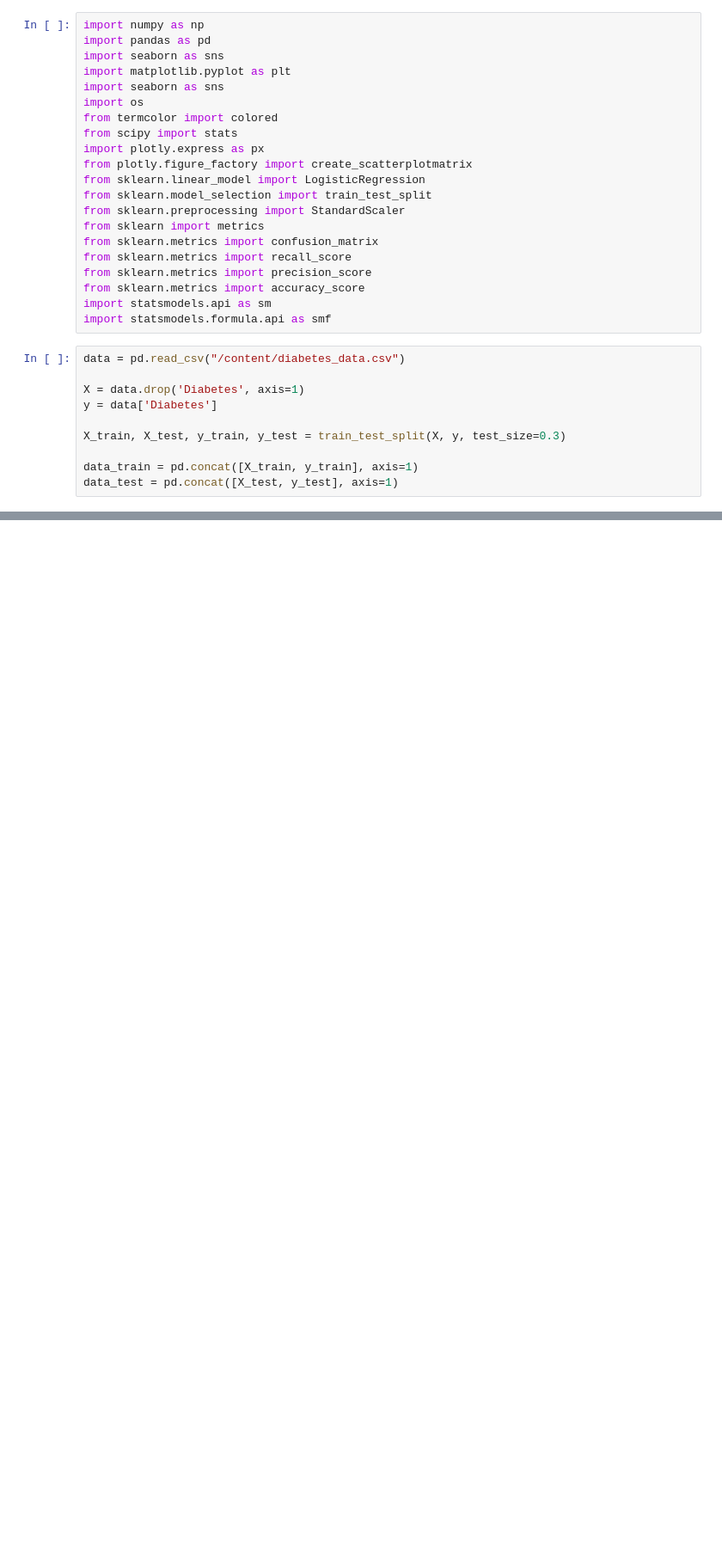
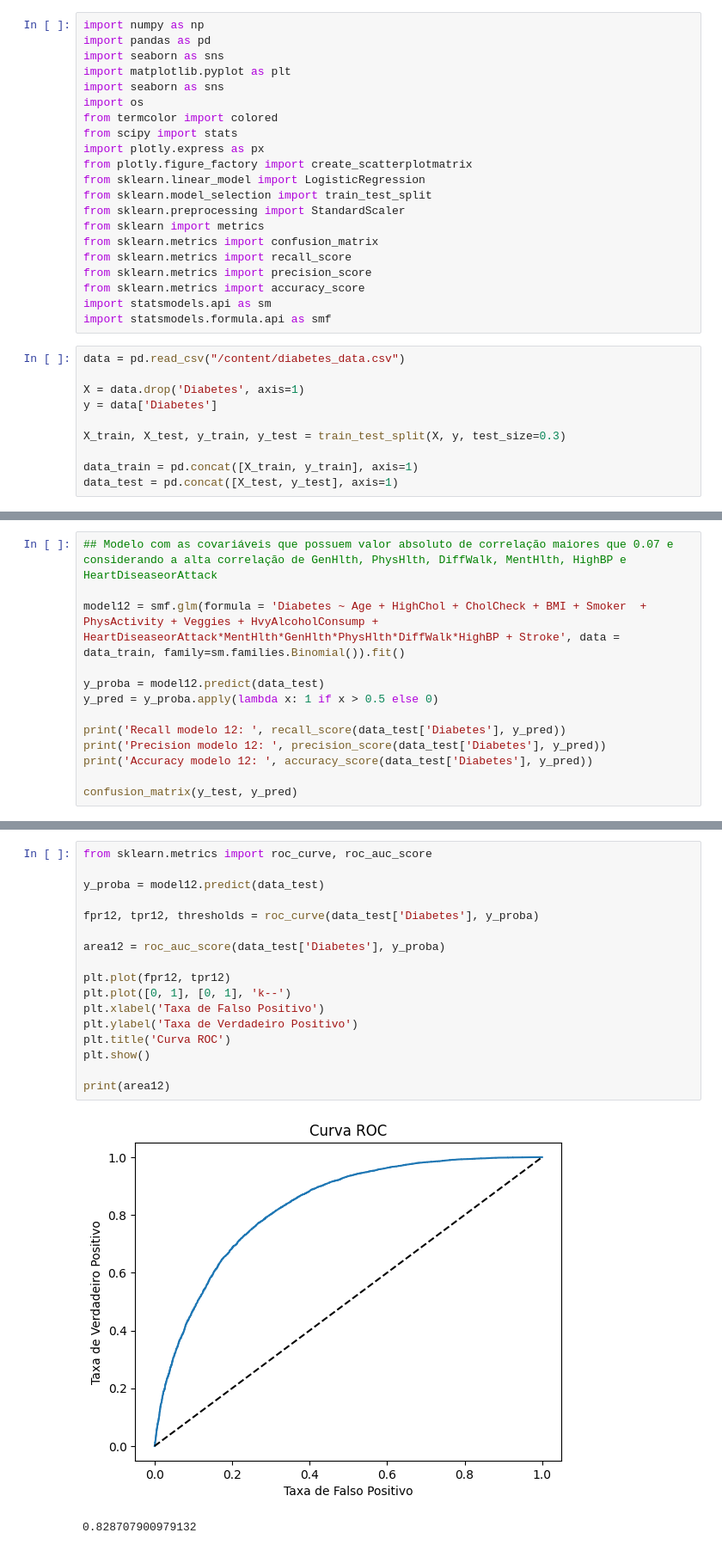
Before and after one commit to JoaoPereiraOliveira/Regressao_Logistica-Diabetes, a Jupyter notebook: modelos_diabetes.ipynb, the cells around one changed output, grey strips where cells are left out. Shown: that part at 86% size. Drawn from its saved outputs; the diff is of its cells as text; blank space fills up the shorter version.

```diff
--- a/modelos_diabetes.ipynb
+++ b/modelos_diabetes.ipynb
@@ -158,0 +222,13 @@ array([[7614, 2899],
+# %%
+## Modelo com as covariáveis que possuem valor absoluto de correlação maiores que 0.07 e considerando a alta correlação de GenHlth, PhysHlth, DiffWalk, MentHlth, HighBP e HeartDiseaseorAttack
+
+model12 = smf.glm(formula = 'Diabetes ~ Age + HighChol + CholCheck + BMI + Smoker  + PhysActivity + Veggies + HvyAlcoholConsump +  HeartDiseaseorAttack*MentHlth*GenHlth*PhysHlth*DiffWalk*HighBP + Stroke', data = data_train, family=sm.families.Binomial()).fit()
+
+y_proba = model12.predict(data_test)
+y_pred = y_proba.apply(lambda x: 1 if x > 0.5 else 0)
+
+print('Recall modelo 12: ', recall_score(data_test['Diabetes'], y_pred))
+print('Precision modelo 12: ', precision_score(data_test['Diabetes'], y_pred))
+print('Accuracy modelo 12: ', accuracy_score(data_test['Diabetes'], y_pred))
+
+confusion_matrix(y_test, y_pred)
@@ -158,0 +311,20 @@ array([[7614, 2899],
+# %%
+from sklearn.metrics import roc_curve, roc_auc_score
+
+y_proba = model12.predict(data_test)
+
+fpr12, tpr12, thresholds = roc_curve(data_test['Diabetes'], y_proba)
+
+area12 = roc_auc_score(data_test['Diabetes'], y_proba)
+
+plt.plot(fpr12, tpr12)
+plt.plot([0, 1], [0, 1], 'k--')
+plt.xlabel('Taxa de Falso Positivo')
+plt.ylabel('Taxa de Verdadeiro Positivo')
+plt.title('Curva ROC')
+plt.show()
+
+print(area12)
+# %% [output]
+[figure, added]
+0.828707900979132
```
Also changed, not shown: parts of 16 cells of this notebook.
